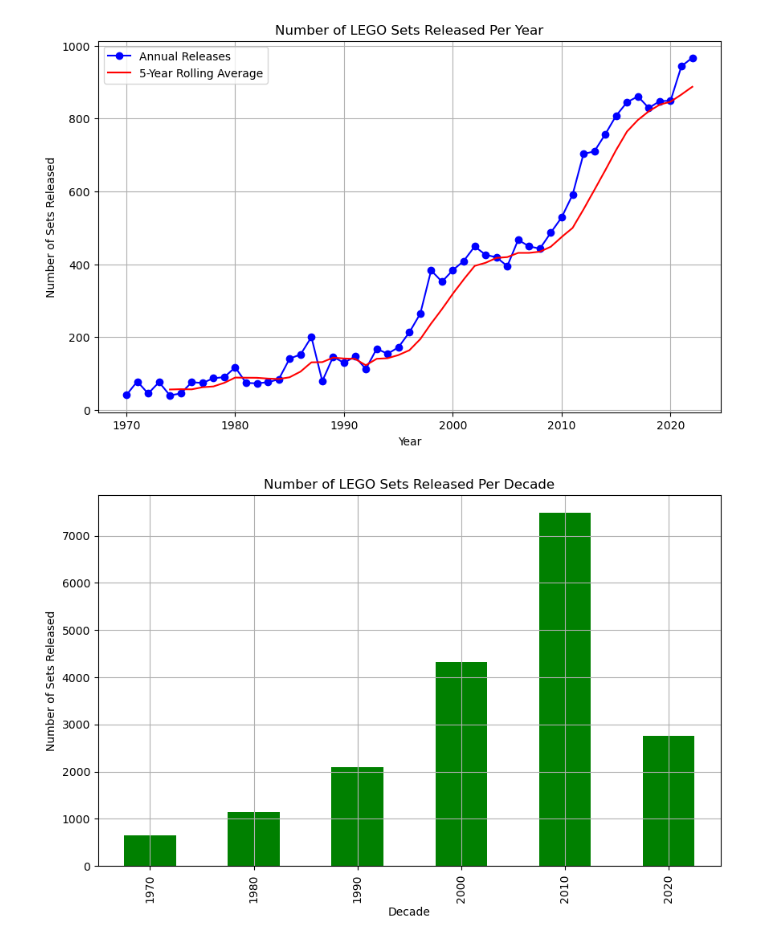
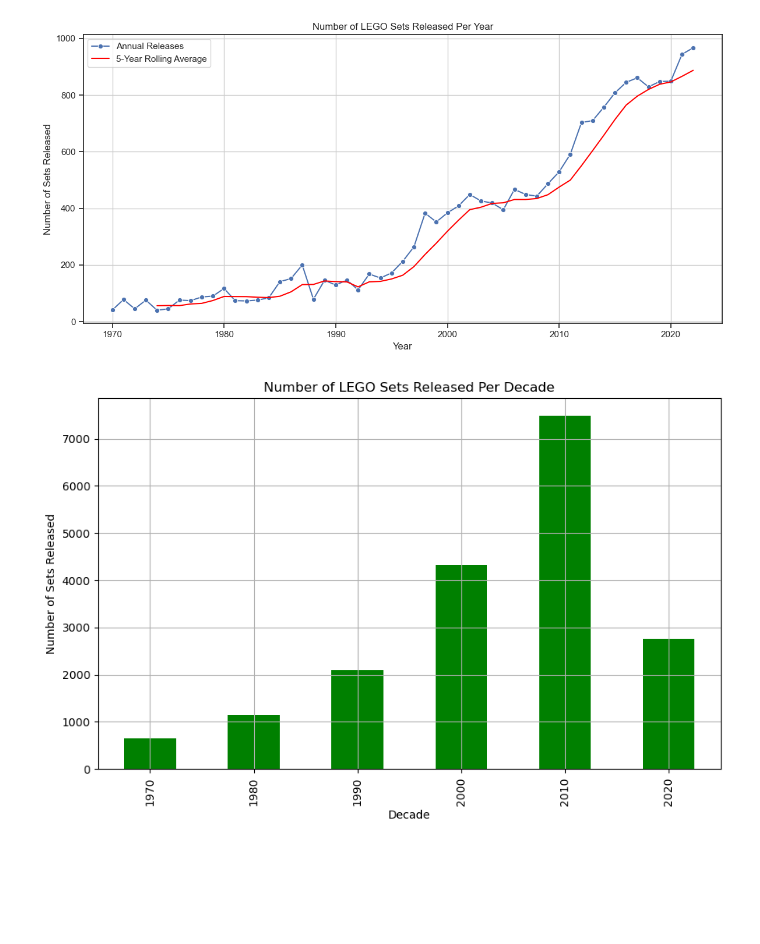
Before and after one commit to jamiefor3/Lego_Project, a Jupyter notebook: Lego_Analysis.ipynb, the cells around one changed output. Saved outputs shown, nothing was run; the diff lists cells and outputs as text; code cells hidden in the pictures; blank space fills up the shorter version.

```diff
--- a/Lego_Analysis.ipynb
+++ b/Lego_Analysis.ipynb
@@ -26,20 +27,23 @@ df['agerange_min'] = df['agerange_min'].fillna(0)
 #Create new df with missing values removed from relevant columns
 df_full = df[(df['pieces'] > 0) & (df['minifigs'] > 0) & (df['US_retailPrice'] > 0)]
 # %%
-# Calculate a rolling average to smooth out short-term fluctuations
-sets_per_year = df.groupby('year').size()
-sets_per_year_rolling = sets_per_year.rolling(window=5).mean()
+# Calculate a rolling average and set count
+sets_per_year = df.groupby('year').size().reset_index(name='set_count')
+sets_per_year['rolling_avg'] = sets_per_year['set_count'].rolling(window=5).mean()
 
-# Plot the rolling average trend
-plt.figure(figsize=(10, 6))
-sets_per_year.plot(kind='line', marker='o', color='b', label='Annual Releases')
-sets_per_year_rolling.plot(kind='line', color='r', label='5-Year Rolling Average')
+# Plot
+sns.set_theme(style='ticks')
+plt.figure(figsize=(12, 6))
+sns.lineplot(data=sets_per_year, x='year', y='set_count', label='Annual Releases', marker='o')
+sns.lineplot(data=sets_per_year, x='year', y='rolling_avg', label='5-Year Rolling Average', color='red')
+
 plt.title('Number of LEGO Sets Released Per Year')
 plt.xlabel('Year')
 plt.ylabel('Number of Sets Released')
+plt.grid(True)
 plt.legend()
-plt.grid(True)
+plt.tight_layout()
 plt.show()
 # %% [output]
-[figure, old version]
+[figure, new version]
 # %%
```
Also changed, not shown: parts of 3 cells of this notebook.
